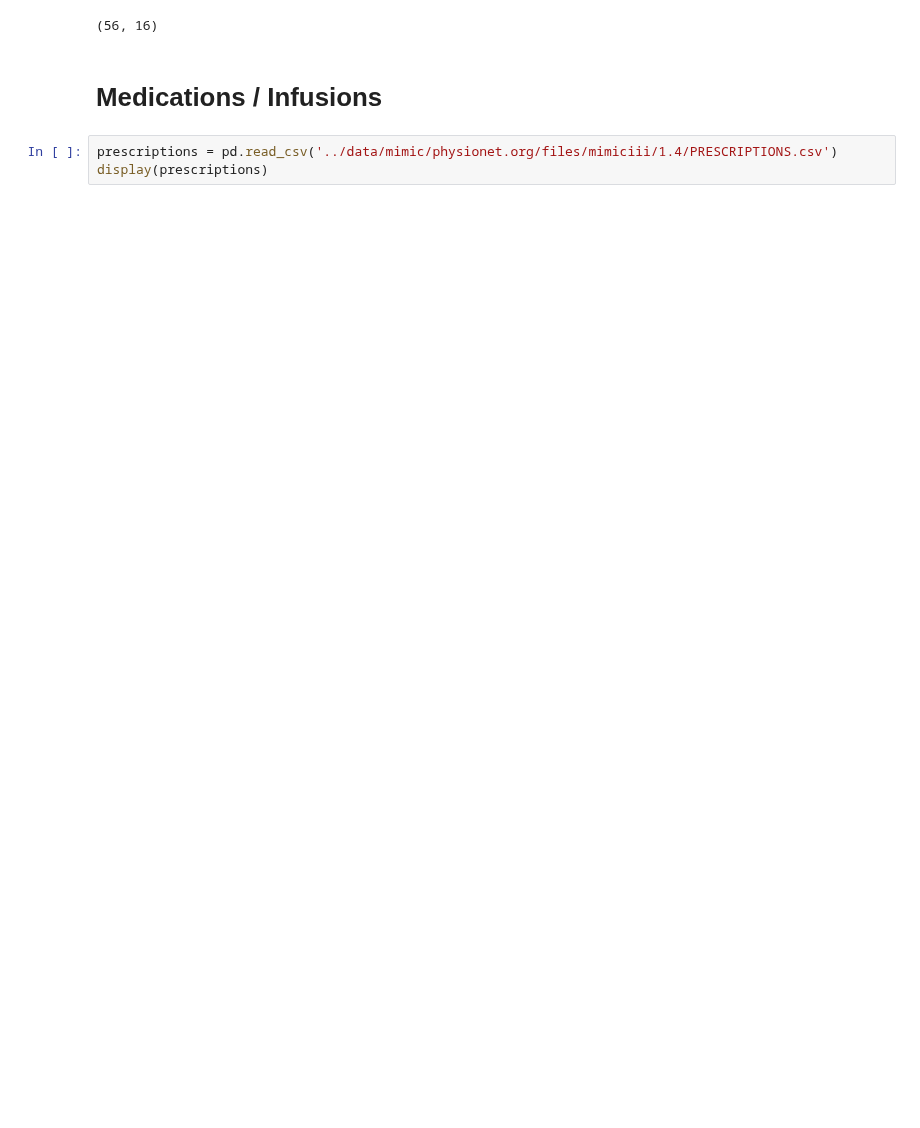
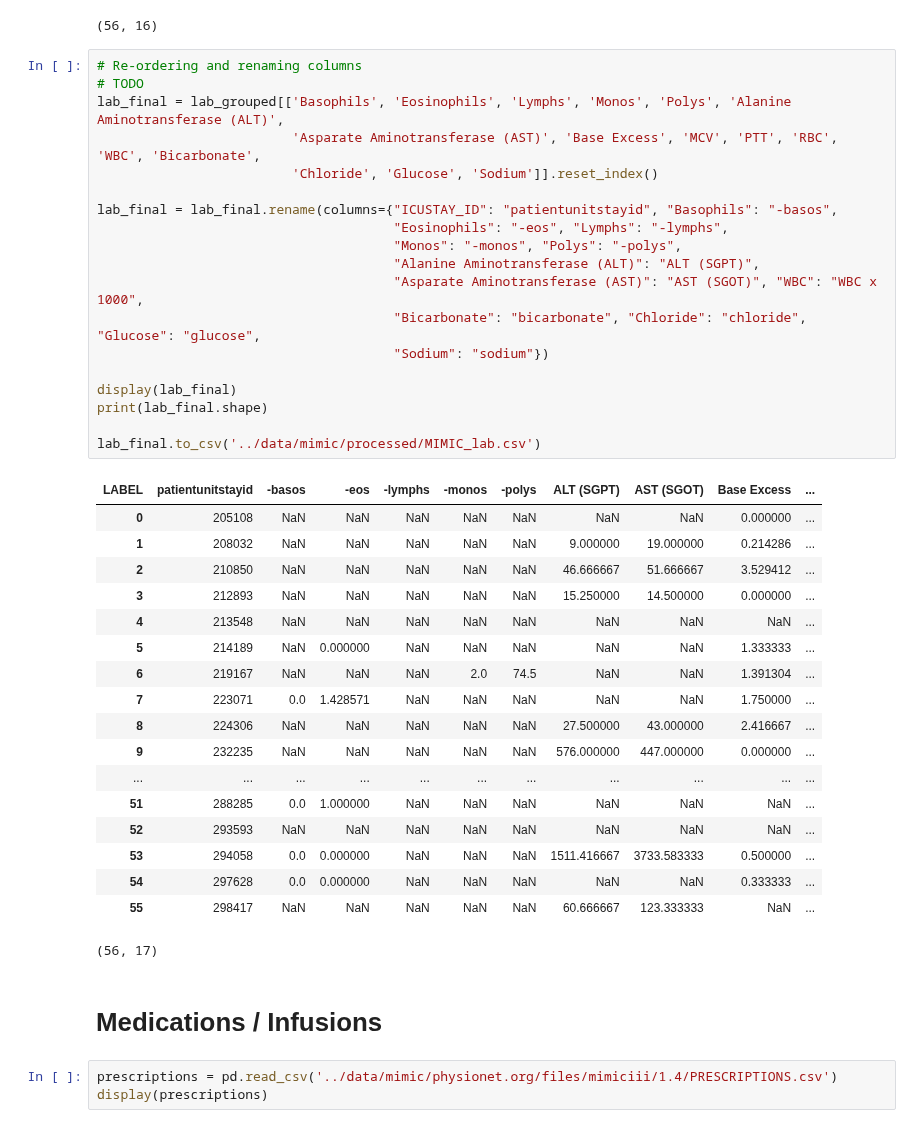
Before and after one commit to adit98/tbi, a Jupyter notebook: notebooks/MIMIC_Data_Processing.ipynb, the cells around one changed output. Drawn from its saved outputs; the diff is of its cells as text; blank space fills up the shorter version.

```diff
--- a/notebooks/MIMIC_Data_Processing.ipynb
+++ b/notebooks/MIMIC_Data_Processing.ipynb
@@ -473,6 +473,44 @@ print(lab_grouped.shape)
 | 297628 | NaN | NaN | 0.333333 | 0.0 | 30.800000 | 103.800000 | ... |
 | 298417 | 60.666667 | 123.333333 | NaN | NaN | 22.875000 | 101.375000 | ... |
 (56, 16)
+# %%
+# Re-ordering and renaming columns
+# TODO
+lab_final = lab_grouped[['Basophils', 'Eosinophils', 'Lymphs', 'Monos', 'Polys', 'Alanine Aminotransferase (ALT)',
+                         'Asparate Aminotransferase (AST)', 'Base Excess', 'MCV', 'PTT', 'RBC', 'WBC', 'Bicarbonate',
+                         'Chloride', 'Glucose', 'Sodium']].reset_index()
+
+lab_final = lab_final.rename(columns={"ICUSTAY_ID": "patientunitstayid", "Basophils": "-basos",
+                                      "Eosinophils": "-eos", "Lymphs": "-lymphs",
+                                      "Monos": "-monos", "Polys": "-polys",
+                                      "Alanine Aminotransferase (ALT)": "ALT (SGPT)",
+                                      "Asparate Aminotransferase (AST)": "AST (SGOT)", "WBC": "WBC x 1000",
+                                      "Bicarbonate": "bicarbonate", "Chloride": "chloride", "Glucose": "glucose",
+                                      "Sodium": "sodium"})
+
+display(lab_final)
+print(lab_final.shape)
+
+lab_final.to_csv('../data/mimic/processed/MIMIC_lab.csv')
+# %% [output]
+| LABEL | patientunitstayid | -basos | -eos | -lymphs | -monos | -polys | ALT (SGPT) | AST (SGOT) | Base Excess | ... |
+| 0 | 205108 | NaN | NaN | NaN | NaN | NaN | NaN | NaN | 0.000000 | ... |
+| 1 | 208032 | NaN | NaN | NaN | NaN | NaN | 9.000000 | 19.000000 | 0.214286 | ... |
+| 2 | 210850 | NaN | NaN | NaN | NaN | NaN | 46.666667 | 51.666667 | 3.529412 | ... |
+| 3 | 212893 | NaN | NaN | NaN | NaN | NaN | 15.250000 | 14.500000 | 0.000000 | ... |
+| 4 | 213548 | NaN | NaN | NaN | NaN | NaN | NaN | NaN | NaN | ... |
+| 5 | 214189 | NaN | 0.000000 | NaN | NaN | NaN | NaN | NaN | 1.333333 | ... |
+| 6 | 219167 | NaN | NaN | NaN | 2.0 | 74.5 | NaN | NaN | 1.391304 | ... |
+| 7 | 223071 | 0.0 | 1.428571 | NaN | NaN | NaN | NaN | NaN | 1.750000 | ... |
+| 8 | 224306 | NaN | NaN | NaN | NaN | NaN | 27.500000 | 43.000000 | 2.416667 | ... |
+| 9 | 232235 | NaN | NaN | NaN | NaN | NaN | 576.000000 | 447.000000 | 0.000000 | ... |
+| ... | ... | ... | ... | ... | ... | ... | ... | ... | ... | ... |
+| 51 | 288285 | 0.0 | 1.000000 | NaN | NaN | NaN | NaN | NaN | NaN | ... |
+| 52 | 293593 | NaN | NaN | NaN | NaN | NaN | NaN | NaN | NaN | ... |
+| 53 | 294058 | 0.0 | 0.000000 | NaN | NaN | NaN | 1511.416667 | 3733.583333 | 0.500000 | ... |
+| 54 | 297628 | 0.0 | 0.000000 | NaN | NaN | NaN | NaN | NaN | 0.333333 | ... |
+| 55 | 298417 | NaN | NaN | NaN | NaN | NaN | 60.666667 | 123.333333 | NaN | ... |
+(56, 17)
 # %% [markdown]
 # Medications / Infusions
 # %%
```
Also changed, not shown: parts of 4 cells of this notebook, 1 other file.
